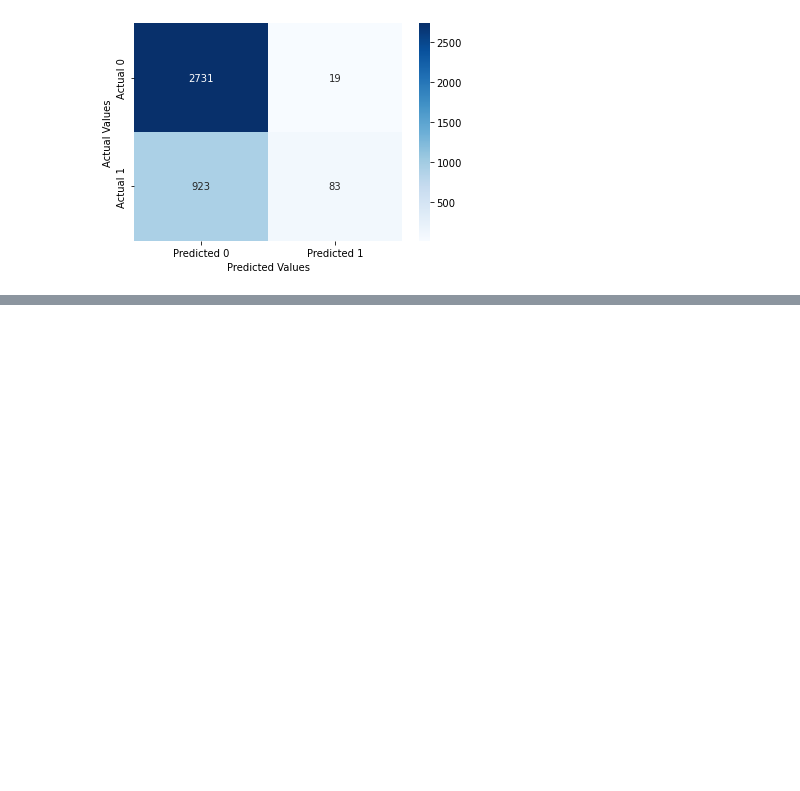
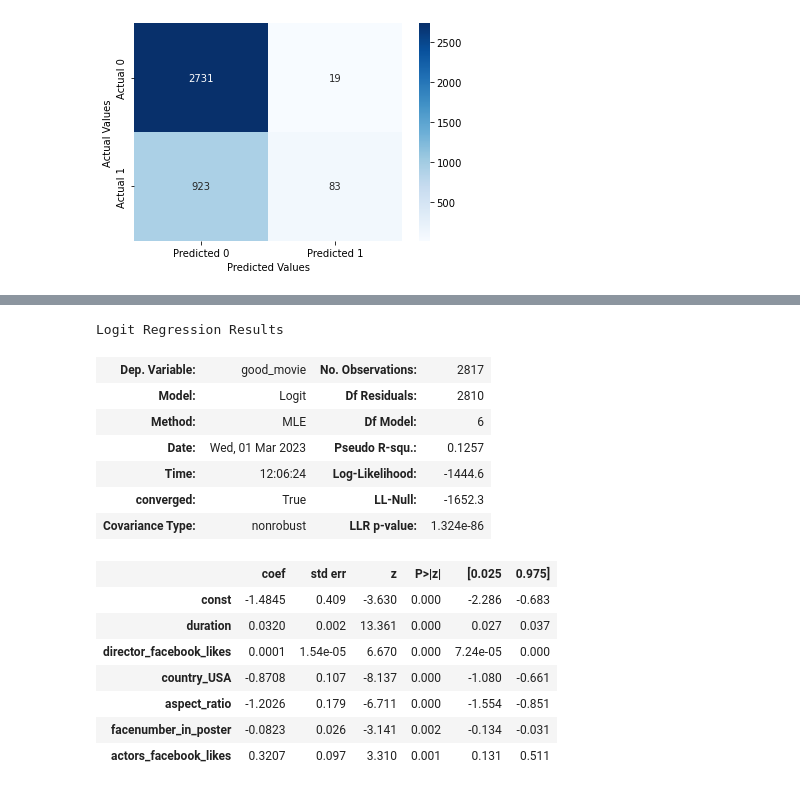
Before and after one commit to kennyeon/Too-Pullz-Project, a Jupyter notebook: classification_project.ipynb, the cells around one changed output, grey strips where cells are left out. Cells and saved outputs as stored; diff of their text form; code cells hidden in the pictures; blank space fills up the shorter version.

```diff
--- a/classification_project.ipynb
+++ b/classification_project.ipynb
@@ -354,0 +542,20 @@ ROC-AUC = 75.2%
+# %%
+best_fwd_reg_model = models_best['model'][6]
+best_fwd_reg_model.summary()
+# %% [output]
+Logit Regression Results
+| Dep. Variable: | good_movie | No. Observations: | 2817 |
+| Model: | Logit | Df Residuals: | 2810 |
+| Method: | MLE | Df Model: | 6 |
+| Date: | Wed, 01 Mar 2023 | Pseudo R-squ.: | 0.1257 |
+| Time: | 12:06:24 | Log-Likelihood: | -1444.6 |
+| converged: | True | LL-Null: | -1652.3 |
+| Covariance Type: | nonrobust | LLR p-value: | 1.324e-86 |
+|  | coef | std err | z | P>|z| | [0.025 | 0.975] |
+| const | -1.4845 | 0.409 | -3.630 | 0.000 | -2.286 | -0.683 |
+| duration | 0.0320 | 0.002 | 13.361 | 0.000 | 0.027 | 0.037 |
+| director_facebook_likes | 0.0001 | 1.54e-05 | 6.670 | 0.000 | 7.24e-05 | 0.000 |
+| country_USA | -0.8708 | 0.107 | -8.137 | 0.000 | -1.080 | -0.661 |
+| aspect_ratio | -1.2026 | 0.179 | -6.711 | 0.000 | -1.554 | -0.851 |
+| facenumber_in_poster | -0.0823 | 0.026 | -3.141 | 0.002 | -0.134 | -0.031 |
+| actors_facebook_likes | 0.3207 | 0.097 | 3.310 | 0.001 | 0.131 | 0.511 |
```
Also changed, not shown: parts of 14 cells of this notebook.
